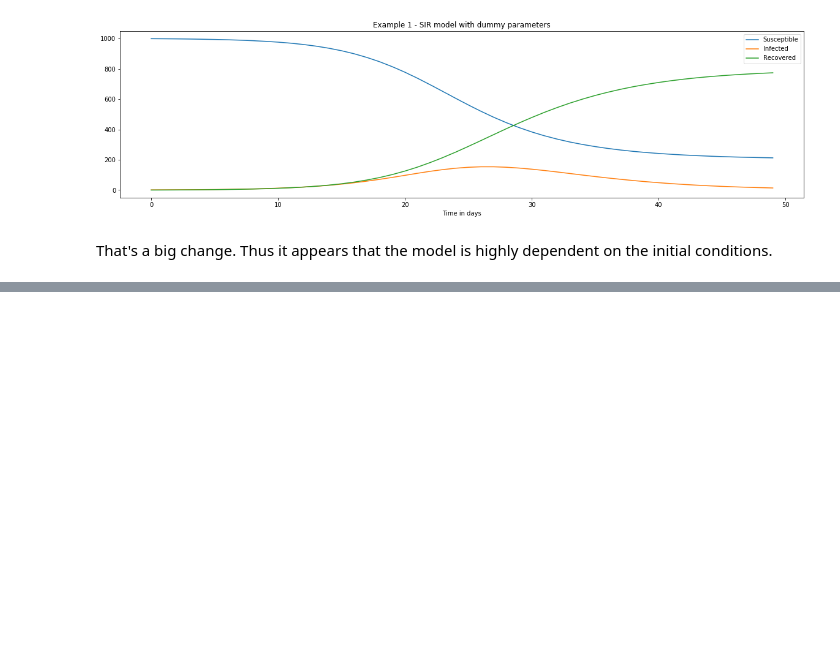
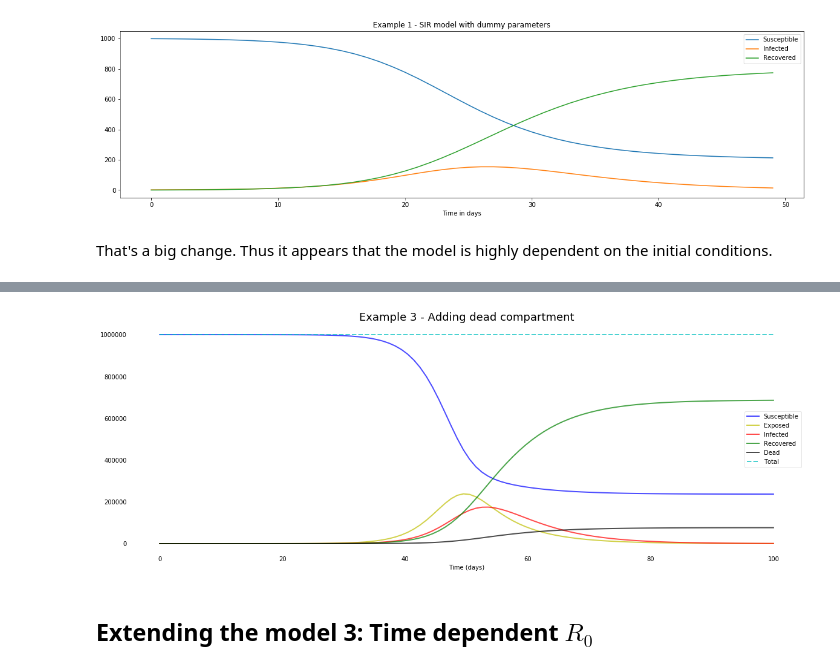
Before and after one commit to jdunavin/InfectiousDisease, a Jupyter notebook: Modeling infectious disease.ipynb, the cells around one changed output, grey strips where cells are left out. Drawn from its saved outputs; the diff is of its cells as text; code cells hidden in the pictures; blank space fills up the shorter version.

```diff
--- a/Modeling infectious disease.ipynb
+++ b/Modeling infectious disease.ipynb
@@ -102,0 +181,44 @@ That's a big change. Thus it appears that the model is highly dependent on the i
+# %%
+N = 1000000
+D = 4.0 # infections lasts four days
+gamma = 1.0 / D
+delta = 1.0 / 5.0  # incubation period of five days
+R_0 = 5.0
+beta = R_0 * gamma  # R_0 = beta / gamma, so beta = R_0 * gamma
+alpha = 0.2  # 10% death rate
+rho = 1/9  # 9 days from infection until death
+S0, E0, I0, R0, D0 = N-1, 1, 0, 0, 0  # initial conditions: one exposed
+# %%
+t = np.linspace(0, 100, 100) # Grid of time points (in days)
+y0 = S0, E0, I0, R0, D0 # Initial conditions vector
+
+# Integrate the SIR equations over the time grid, t.
+retSEIRD = si.odeint(derivSEIRD, y0, t, args=(N, beta, gamma, delta, alpha, rho))
+S, E, I, R, D = retSEIRD.T
+# %%
+def plotseird(t, S, E, I, R, D, title="UNTITLED", titlesize=18):
+  f, ax = plt.subplots(1,1,figsize=(20,7))
+  ax.plot(t, S, 'b', alpha=0.7, linewidth=2, label='Susceptible')
+  ax.plot(t, E, 'y', alpha=0.7, linewidth=2, label='Exposed')
+  ax.plot(t, I, 'r', alpha=0.7, linewidth=2, label='Infected')
+  ax.plot(t, R, 'g', alpha=0.7, linewidth=2, label='Recovered')
+  ax.plot(t, D, 'k', alpha=0.7, linewidth=2, label='Dead')
+  ax.plot(t, S+E+I+R+D, 'c--', alpha=0.7, linewidth=2, label='Total')
+
+  ax.set_xlabel('Time (days)')
+
+  ax.yaxis.set_tick_params(length=0)
+  ax.xaxis.set_tick_params(length=0)
+  ax.grid(b=True, which='major', c='w', lw=2, ls='-')
+  legend = ax.legend()
+  legend.get_frame().set_alpha(0.5)
+  for spine in ('top', 'right', 'bottom', 'left'):
+      ax.spines[spine].set_visible(False)
+  plt.title(title, size=titlesize)
+  plt.show();
+# %%
+plotseird(t,S,E,I,R,D, "Example 3 - Adding dead compartment")
+# %% [output]
+[figure, added]
+# %% [markdown]
+## Extending the model 3: Time dependent $R_{0}$
```
Also changed, not shown: parts of 29 cells of this notebook.
